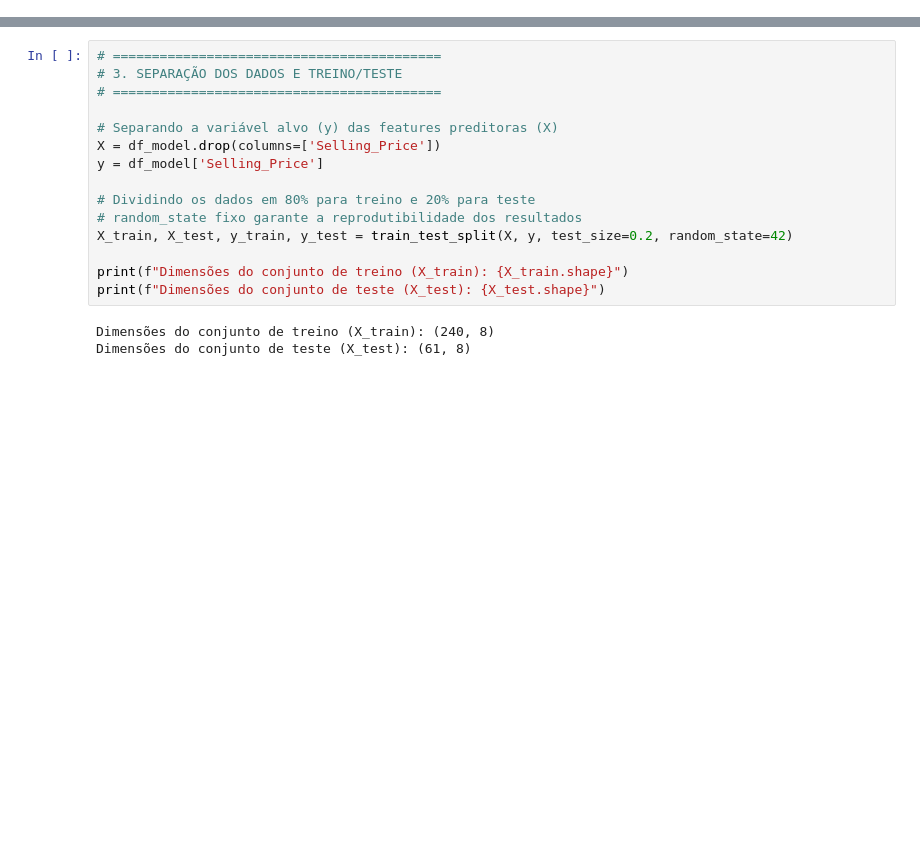
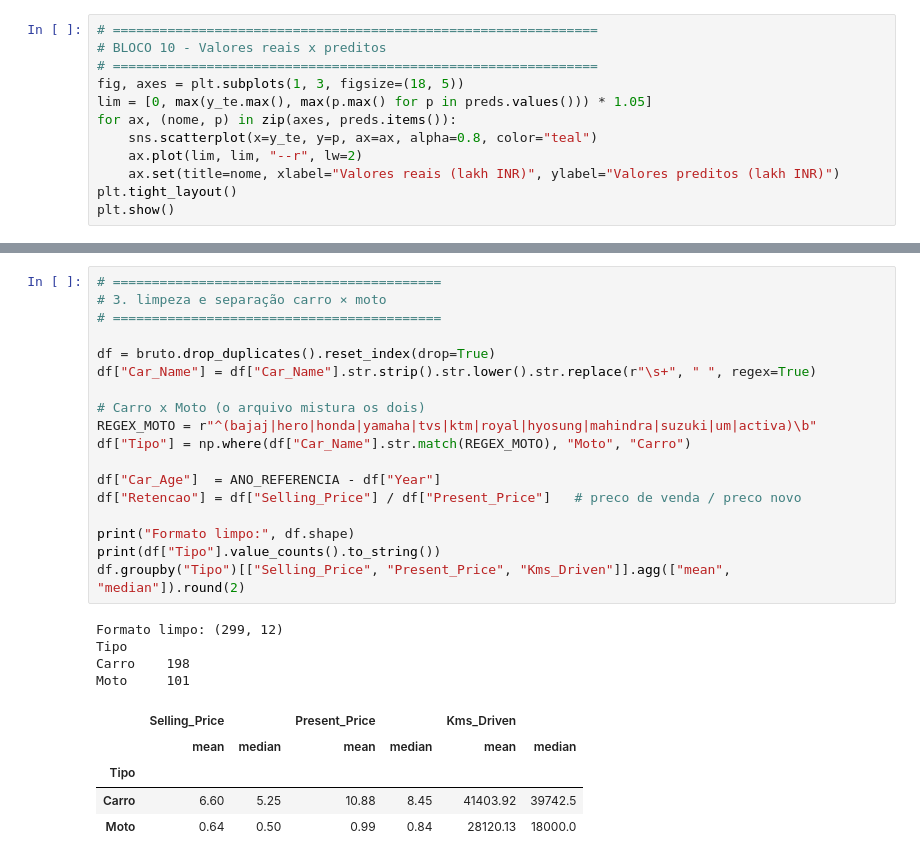
Before and after one commit to miltonwagner/Aula3.2_ML-HelloStreamlit, a Jupyter notebook: analise_veiculos.ipynb, the cells around one changed output, grey strips where cells are left out. Cells and saved outputs as stored; diff of their text form; blank space fills up the shorter version.

```diff
--- a/analise_veiculos.ipynb
+++ b/analise_veiculos.ipynb
@@ -23,0 +97,12 @@ plt.show()
+# %%
+# ==============================================================
+# BLOCO 10 - Valores reais x preditos
+# ==============================================================
+fig, axes = plt.subplots(1, 3, figsize=(18, 5))
+lim = [0, max(y_te.max(), max(p.max() for p in preds.values())) * 1.05]
+for ax, (nome, p) in zip(axes, preds.items()):
+    sns.scatterplot(x=y_te, y=p, ax=ax, alpha=0.8, color="teal")
+    ax.plot(lim, lim, "--r", lw=2)
+    ax.set(title=nome, xlabel="Valores reais (lakh INR)", ylabel="Valores preditos (lakh INR)")
+plt.tight_layout()
+plt.show()
@@ -109,19 +338,29 @@ Modelos treinados com sucesso!
 # %%
 # ==========================================
-# 3. SEPARAÇÃO DOS DADOS E TREINO/TESTE
+# 3. limpeza e separação carro × moto
 # ==========================================
 
-# Separando a variável alvo (y) das features preditoras (X)
-X = df_model.drop(columns=['Selling_Price'])
-y = df_model['Selling_Price']
+df = bruto.drop_duplicates().reset_index(drop=True)
+df["Car_Name"] = df["Car_Name"].str.strip().str.lower().str.replace(r"\s+", " ", regex=True)
 
-# Dividindo os dados em 80% para treino e 20% para teste
-# random_state fixo garante a reprodutibilidade dos resultados
-X_train, X_test, y_train, y_test = train_test_split(X, y, test_size=0.2, random_state=42)
+# Carro x Moto (o arquivo mistura os dois)
+REGEX_MOTO = r"^(bajaj|hero|honda|yamaha|tvs|ktm|royal|hyosung|mahindra|suzuki|um|activa)\b"
+df["Tipo"] = np.where(df["Car_Name"].str.match(REGEX_MOTO), "Moto", "Carro")
 
-print(f"Dimensões do conjunto de treino (X_train): {X_train.shape}")
-print(f"Dimensões do conjunto de teste (X_test): {X_test.shape}")
+df["Car_Age"]  = ANO_REFERENCIA - df["Year"]
+df["Retencao"] = df["Selling_Price"] / df["Present_Price"]   # preco de venda / preco novo
+
+print("Formato limpo:", df.shape)
+print(df["Tipo"].value_counts().to_string())
+df.groupby("Tipo")[["Selling_Price", "Present_Price", "Kms_Driven"]].agg(["mean", "median"]).round(2)
 # %% [output]
-Dimensões do conjunto de treino (X_train): (240, 8)
-Dimensões do conjunto de teste (X_test): (61, 8)
+Formato limpo: (299, 12)
+Tipo
+Carro    198
+Moto     101
+|  | Selling_Price |  | Present_Price |  | Kms_Driven |  |
+|  | mean | median | mean | median | mean | median |
+| Tipo |  |  |  |  |  |  |
+| Carro | 6.60 | 5.25 | 10.88 | 8.45 | 41403.92 | 39742.5 |
+| Moto | 0.64 | 0.50 | 0.99 | 0.84 | 28120.13 | 18000.0 |
 # %%
```
Also changed, not shown: parts of 12 cells of this notebook, 6 other files.
